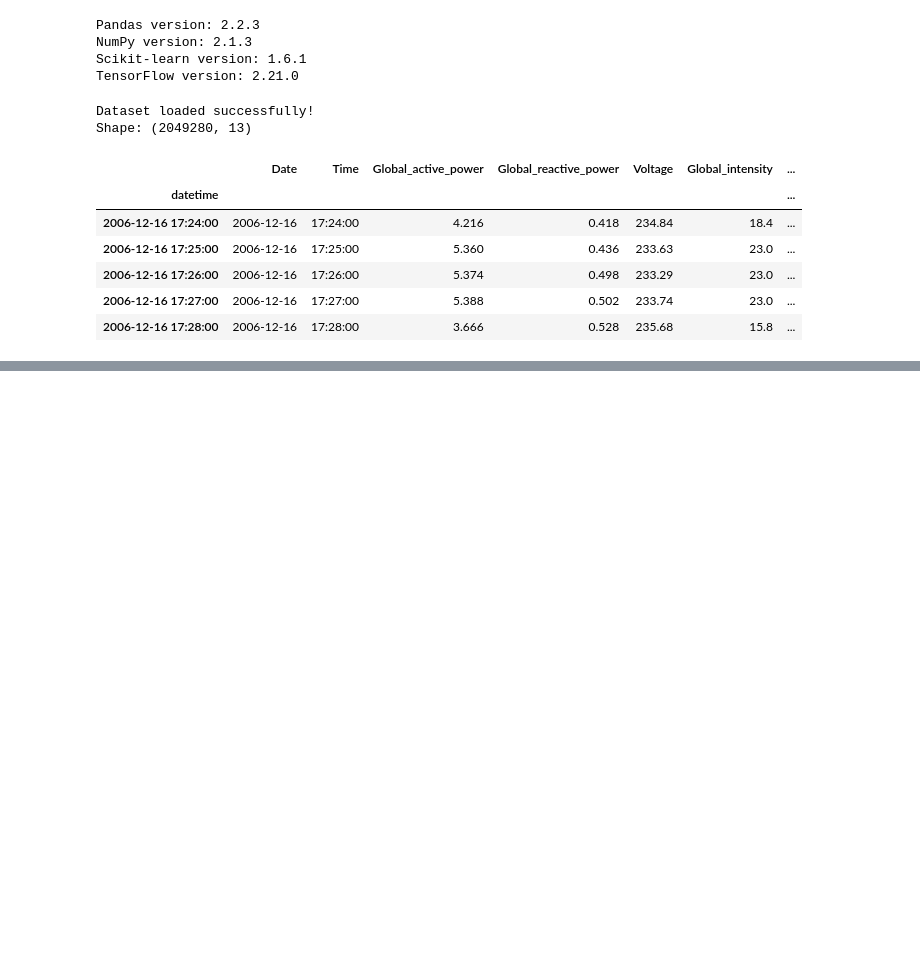
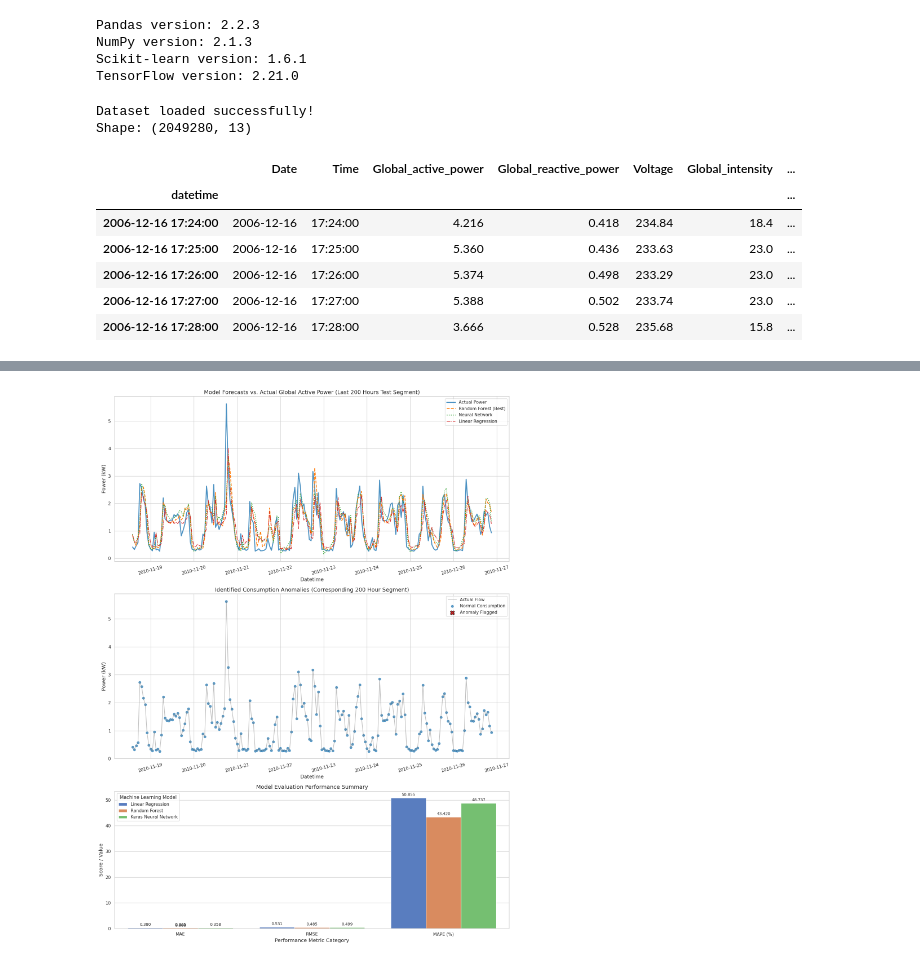
Before and after one commit to dunurejoice20/electricity-forecasting., a Jupyter notebook: notebooks/Jay's_code.ipynb, the cells around one changed output, grey strips where cells are left out. Cells and saved outputs as stored; diff of their text form; code cells hidden in the pictures; blank space fills up the shorter version.

```diff
--- a/notebooks/Jay's_code.ipynb
+++ b/notebooks/Jay's_code.ipynb
@@ -705,0 +963,80 @@ Shape: (2049280, 13)
+# %%
+import matplotlib.pyplot as plt
+import seaborn as sns
+import pandas as pd
+import numpy as np
+
+# Set consistent visual style
+sns.set_theme(style="whitegrid")
+plt.rcParams.update({'font.size': 12, 'axes.labelsize': 13, 'axes.titlesize': 14})
+
+# Set up a multi-panel figure dashboard
+fig, axes = plt.subplots(3, 1, figsize=(15, 20), gridspec_kw={'height_ratios': [1.2, 1.2, 1]})
+
+# -----------------------------------------------------
+# CHART 1: Forecast vs. Actual (Zoomed in on last 200 hours of the test set)
+# to avoid overcrowding
+# -----------------------------------------------------
+zoom_hours = 200
+index_zoom = y_test.index[-zoom_hours:]
+
+axes[0].plot(index_zoom, y_test.values[-zoom_hours:], label='Actual Power', color='#1f77b4', linewidth=2.5, alpha=0.8)
+axes[0].plot(index_zoom, rf_preds[-zoom_hours:], label='Random Forest (Best)', color='#ff7f0e', linestyle='--', linewidth=2)
+axes[0].plot(index_zoom, keras_preds[-zoom_hours:], label='Neural Network', color='#2ca02c', linestyle=':', linewidth=2)
+axes[0].plot(index_zoom, lr_preds[-zoom_hours:], label='Linear Regression', color='#d62728', linestyle='-.', linewidth=1.5)
+
+axes[0].set_title('Model Forecasts vs. Actual Global Active Power (Last 200 Hours Test Segment)')
+axes[0].set_xlabel('Datetime')
+axes[0].set_ylabel('Power (kW)')
+axes[0].legend(loc='upper right', frameon=True)
+axes[0].tick_params(axis='x', rotation=15)
+
+# -----------------------------------------------------
+# CHART 2: Anomalies Highlighted (Zoomed in on same window for context alignment)
+# -----------------------------------------------------
+# Align anomaly index with our zoomed test segment
+anomaly_zoom_df = anomaly_df.loc[index_zoom]
+
+# Plot continuous actual line
+axes[1].plot(anomaly_zoom_df.index, anomaly_zoom_df['Global_active_power'], color='gray', alpha=0.5, label='Actual Flow', linewidth=1.5)
+
+# Scatter normal consumption points
+normal_pts = anomaly_zoom_df[anomaly_zoom_df['anomaly_status'] == 'Normal']
+axes[1].scatter(normal_pts.index, normal_pts['Global_active_power'], color='#1f77b4', s=35, label='Normal Consumption', alpha=0.7)
+
+# Highlight anomaly points
+anomaly_pts = anomaly_zoom_df[anomaly_zoom_df['anomaly_status'] == 'Anomaly']
+axes[1].scatter(anomaly_pts.index, anomaly_pts['Global_active_power'], color='#d62728', marker='X', s=120, label='Anomaly Flagged', edgecolors='black', zorder=5)
+
+axes[1].set_title('Identified Consumption Anomalies (Corresponding 200 Hour Segment)')
+axes[1].set_xlabel('Datetime')
+axes[1].set_ylabel('Power (kW)')
+axes[1].legend(loc='upper right', frameon=True)
+axes[1].tick_params(axis='x', rotation=15)
+
+# -----------------------------------------------------
+# CHART 3: Model Metrics Comparison (Bar Chart)
+# -----------------------------------------------------
+# Prepare melted dataframe for Seaborn
+metrics_melted = comparison_df.reset_index().rename(columns={'index': 'Model'}).melt(id_vars='Model', var_name='Metric', value_name='Value')
+
+# Plot grouped metrics bar charts
+sns.barplot(data=metrics_melted, x='Metric', y='Value', hue='Model', palette='muted', ax=axes[2])
+axes[2].set_title('Model Evaluation Performance Summary')
+axes[2].set_xlabel('Performance Metric Category')
+axes[2].set_ylabel('Score / Value')
+axes[2].legend(title='Machine Learning Model', frameon=True)
+
+# Annotate heights on bars
+for p in axes[2].patches:
+    height = p.get_height()
+    if not np.isnan(height):
+        axes[2].annotate(f'{height:.3f}',
+                    (p.get_x() + p.get_width() / 2., height),
+                    ha='center', va='bottom', fontsize=10, xytext=(0, 3),
+                    textcoords='offset points')
+
+plt.tight_layout()
+plt.show()
+# %% [output]
+[figure, added]
```
Also changed, not shown: parts of 15 cells of this notebook.
